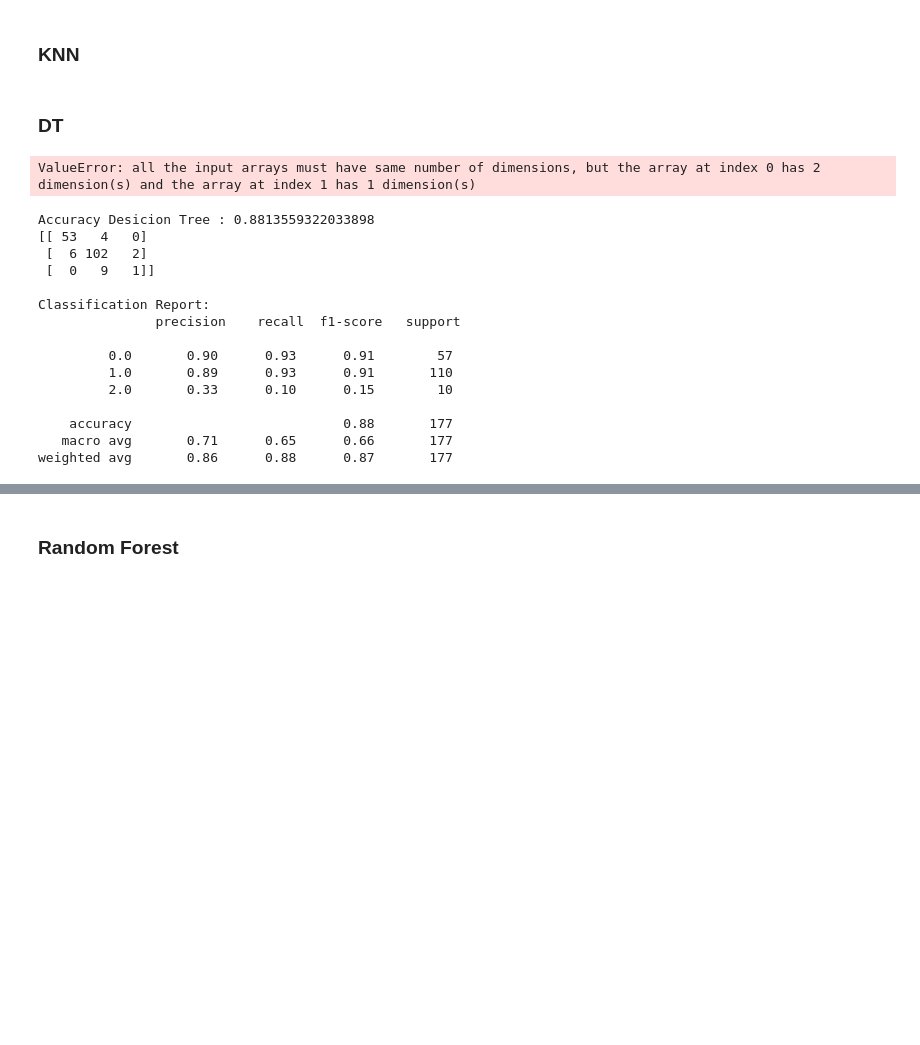
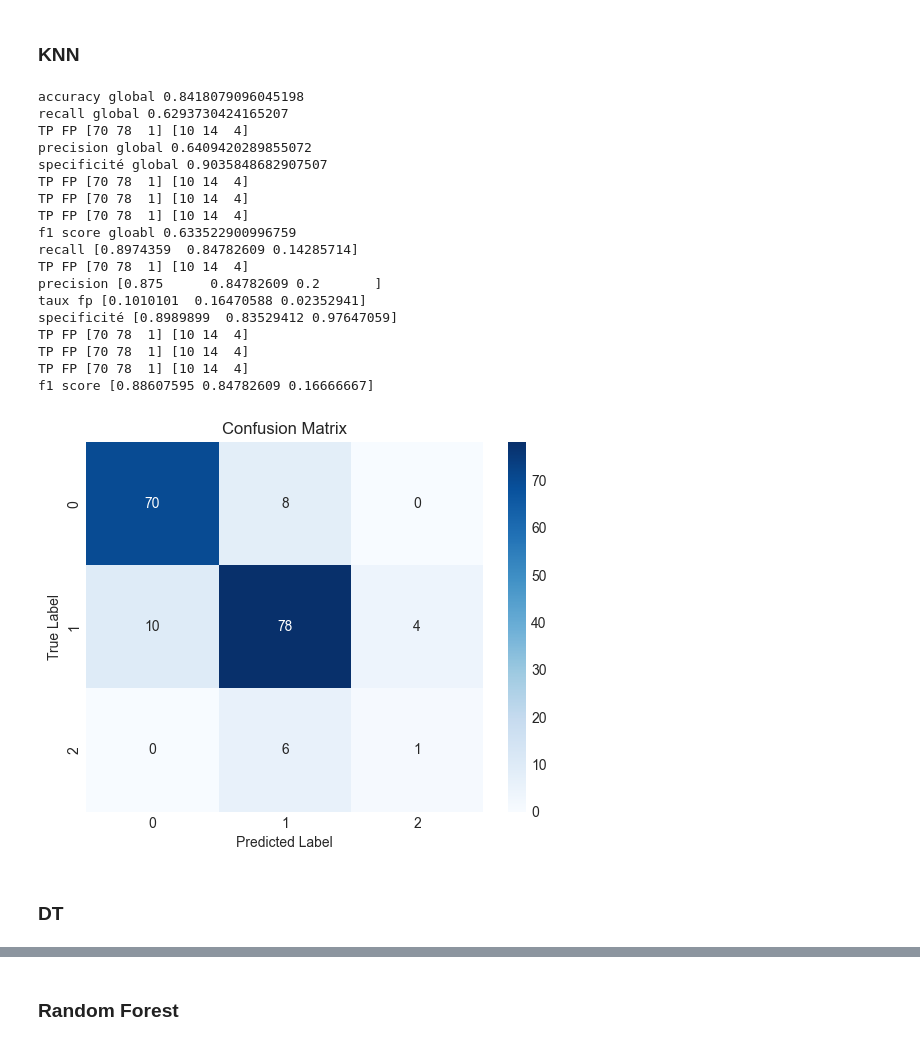
Before and after one commit to manel15279/DataMining-Project, a Jupyter notebook: Projet_P2.ipynb, the cells around one changed output, grey strips where cells are left out. Saved outputs shown, nothing was run; the diff lists cells and outputs as text; code cells hidden in the pictures; blank space fills up the shorter version.

Commit message:
fixed classification results

```diff
--- a/Projet_P2.ipynb
+++ b/Projet_P2.ipynb
@@ -238,3 +280,26 @@ Y_test= test[:,-1]
+# %%
+
+def train_test_split(X, y, test_size=0.2, random_state=None):
+    if random_state is not None:
+        random.seed(random_state)
+
+    data = list(zip(X, y))
+    random.shuffle(data)
+
+    split_index = int(len(data) * (1 - test_size))
+
+    train_data = data[:split_index]
+    test_data = data[split_index:]
+
+    X_train, y_train = zip(*train_data)
+    X_test, y_test = zip(*test_data)
+
+    X_train, X_test, y_train, y_test = np.array(X_train), np.array(X_test), np.array(y_train), np.array(y_test)
+
+    return X_train, X_test, y_train, y_test
+
+# Example usage:
+X_train, X_test, Y_train, Y_test = train_test_split(dataset1[:, :-1], dataset1[:, -1], test_size=0.2, random_state=42)
 # %% [markdown]
 ### KNN
 # %%
@@ -253,5 +330,33 @@ class KNN:
 
         return Y
+# %%
+knnClassifier = KNN(3,2)
+knnClassifier.fit(X_train, Y_train)
+y_pred=[]
+for i in X_test:
+    y_pred.append(knnClassifier._predict(i))
+# %%
+classification_metrics(Y_test, y_pred)
+# %% [output]
+accuracy global 0.8418079096045198
+recall global 0.6293730424165207
+TP FP [70 78  1] [10 14  4]
+precision global 0.6409420289855072
+specificité global 0.9035848682907507
+TP FP [70 78  1] [10 14  4]
+TP FP [70 78  1] [10 14  4]
+TP FP [70 78  1] [10 14  4]
+f1 score gloabl 0.633522900996759
+recall [0.8974359  0.84782609 0.14285714]
+TP FP [70 78  1] [10 14  4]
+precision [0.875      0.84782609 0.2       ]
+taux fp [0.1010101  0.16470588 0.02352941]
+specificité [0.8989899  0.83529412 0.97647059]
+TP FP [70 78  1] [10 14  4]
+TP FP [70 78  1] [10 14  4]
+TP FP [70 78  1] [10 14  4]
+f1 score [0.88607595 0.84782609 0.16666667]
+[figure, added]
 # %% [markdown]
 ### DT
 # %%
@@ -383,30 +519 @@ class DecisionTreeClassifier():
             return self.make_prediction(x, tree.right)
-# %%
-DTClassifier = DecisionTreeClassifier(min_samples_split=3, max_depth=3, info_gain_method="Gini")
-DTClassifier.fit(X_train, Y_train)
-# %% [output]
-ValueError: all the input arrays must have same number of dimensions, but the array at index 0 has 2 dimension(s) and the array at index 1 has 1 dimension(s)
-# %%
-y_pred = DTClassifier.predict(X_test)
-accuracy = accuracy_score(Y_test, y_pred)
-print(f"Accuracy Desicion Tree : {accuracy}")
-report = classification_report(Y_test, y_pred)
-conf_matrix = confusion_matrix(Y_test, y_pred)
-print(conf_matrix)
-print("\nClassification Report:\n", report)
-# %% [output]
-Accuracy Desicion Tree : 0.8813559322033898
-[[ 53   4   0]
- [  6 102   2]
- [  0   9   1]]
-
-Classification Report:
-               precision    recall  f1-score   support
-
-         0.0       0.90      0.93      0.91        57
-         1.0       0.89      0.93      0.91       110
-         2.0       0.33      0.10      0.15        10
-
-    accuracy                           0.88       177
-   macro avg       0.71      0.65      0.66       177
-weighted avg       0.86      0.88      0.87       177
```
Also changed, not shown: parts of 27 cells of this notebook, 9 other files.
